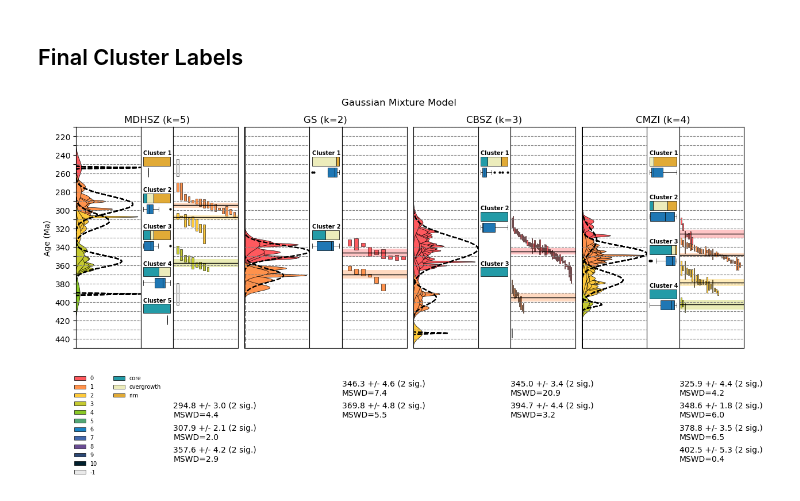
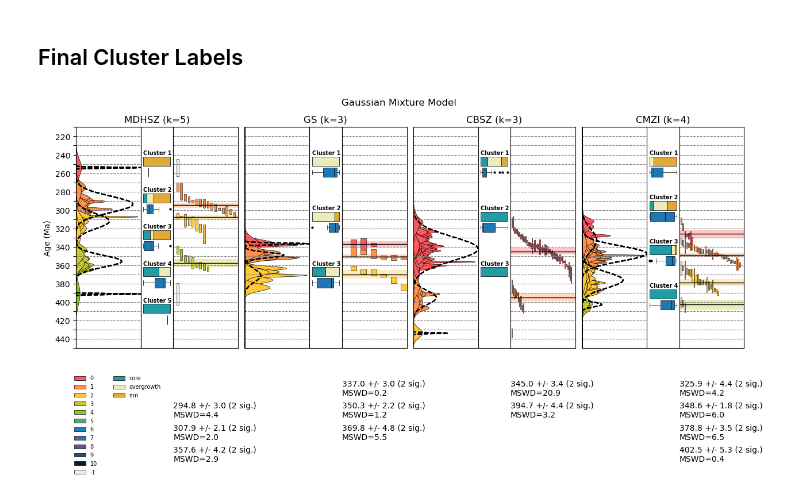
Before and after one commit to masseygeo/monazite-age-clustering, a Jupyter notebook: code/gmm.ipynb, the cells around one changed output. Drawn from its saved outputs; the diff is of its cells as text; code cells hidden in the pictures.

```diff
--- a/code/gmm.ipynb
+++ b/code/gmm.ipynb
@@ -105,7 +105,7 @@ for idx, zone in enumerate(structural_zones):
 ## Final Cluster Labels
 # %%
 zone_clusters = {'MDHSZ': 5,
-                 'GS': 2,
+                 'GS': 3,
                  'CBSZ': 3,
                  'CMZI': 4}
 
@@ -296,31 +296,31 @@ axC_1.set_xlim(0, panel1_max[2] * 1.05)
 axC_3.set_xlim(0, panel3_max[2] * (bar_width + gap + 0.05))
 
 axD_1.set_xlim(0, panel1_max[3] * 1.05)
 axD_3.set_xlim(0, panel3_max[3] * (bar_width + gap + 0.05))
 
 
 
 # create legend...
 
 patches = []
 for k,v in age_group_colors.items():
     patches.append(Patch(facecolor=v, edgecolor='k', linewidth=0.5, label=k))
 
 # create legend for texture
 axA_1.legend(patches, [l.get_label() for l in patches], loc='upper left', bbox_to_anchor=(-0.1,-0.1), frameon=False, fontsize=7)
 
 
 # patches for texture...
 patches = []
 for k,v in texture_colors.items():
     patches.append(Patch(facecolor=v, edgecolor='k', linewidth=0.5, label=k))
 axA_2.legend(patches, [l.get_label() for l in patches], loc='upper left', bbox_to_anchor=(-1,-0.1), frameon=False, fontsize=7)
 
 
 
 plt.suptitle('Gaussian Mixture Model')
 output_path = f"{output_dir}/{group_type}_interpretation.png"
 plt.savefig(output_path, dpi=300, bbox_inches='tight', pad_inches=0)
 plt.show()
 # %% [output]
-[figure, old version]
+[figure, new version]
```
Also changed, not shown: 14 other files.
